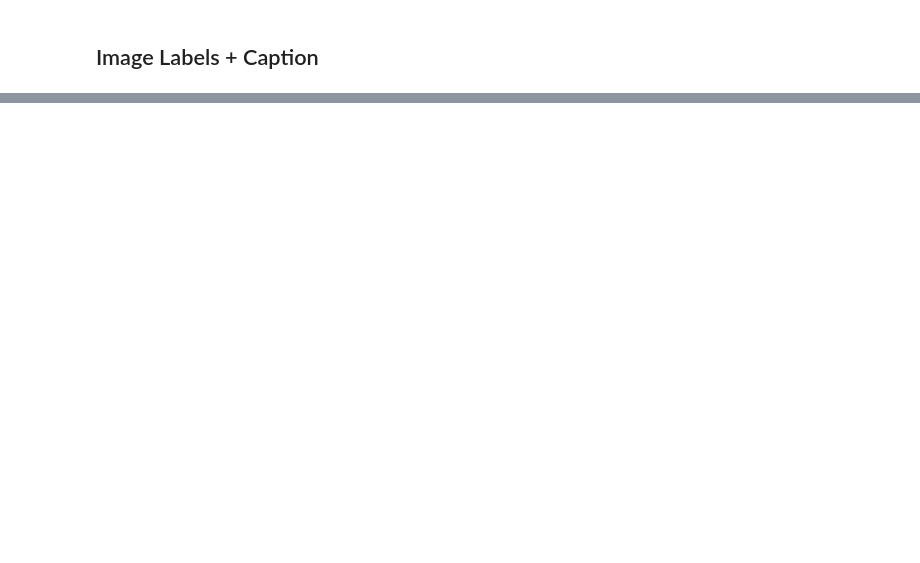
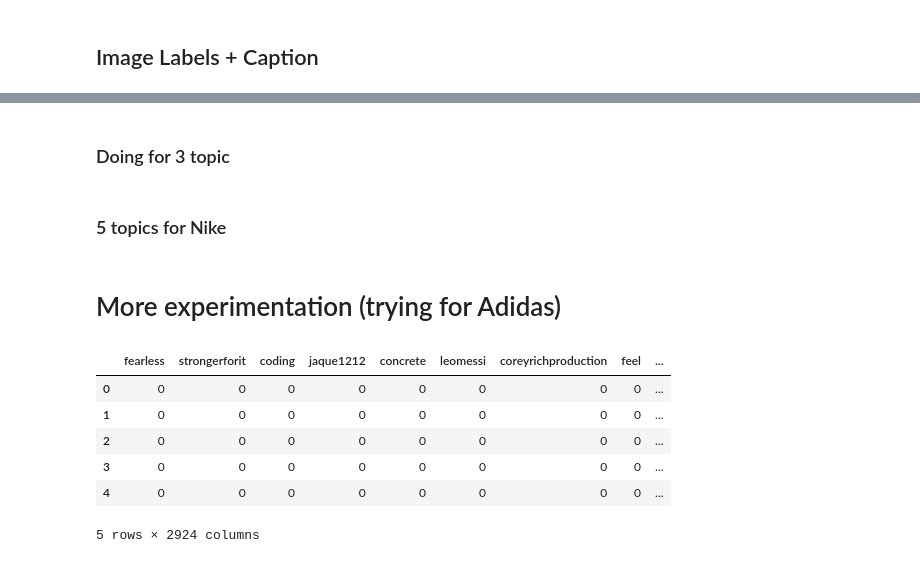
Before and after one commit to vicgpt/Unstructured-Data-Analytics, a Jupyter notebook: Project/LDA_analysis_adidas_vivek.ipynb, the cells around one changed output, grey strips where cells are left out. Drawn from its saved outputs; the diff is of its cells as text; code cells hidden in the pictures; blank space fills up the shorter version.

```diff
--- a/Project/LDA_analysis_adidas_vivek.ipynb
+++ b/Project/LDA_analysis_adidas_vivek.ipynb
@@ -420,0 +372,2 @@ writer_tfidf.save()
+# %% [markdown]
+### Doing for 3 topic
@@ -420,0 +391,17 @@ writer_tfidf.save()
+# %% [markdown]
+### 5 topics for Nike
+# %% [markdown]
+# More experimentation (trying for Adidas)
+# %%
+# use just top words
+adidas_tf = pd.read_csv('Adidas/adidas_img_cap_tf.csv')
+adidas_tf = adidas_tf.iloc[:, 1:-1]
+adidas_tf.head()
+# %% [output]
+|  | fearless | strongerforit | coding | jaque1212 | concrete | leomessi | coreyrichproduction | feel | ... |
+| 0 | 0 | 0 | 0 | 0 | 0 | 0 | 0 | 0 | ... |
+| 1 | 0 | 0 | 0 | 0 | 0 | 0 | 0 | 0 | ... |
+| 2 | 0 | 0 | 0 | 0 | 0 | 0 | 0 | 0 | ... |
+| 3 | 0 | 0 | 0 | 0 | 0 | 0 | 0 | 0 | ... |
+| 4 | 0 | 0 | 0 | 0 | 0 | 0 | 0 | 0 | ... |
+5 rows × 2924 columns
```
Also changed, not shown: parts of 41 cells of this notebook, 2 other files.
